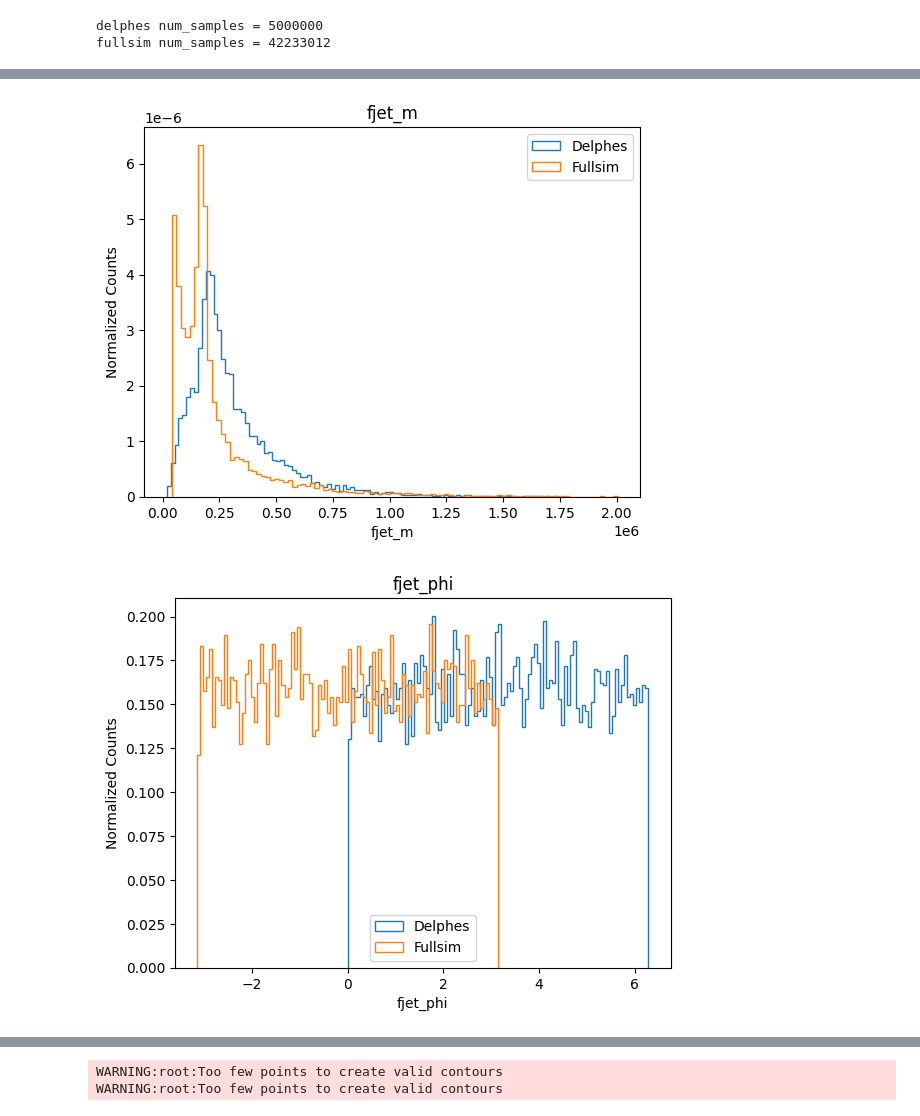
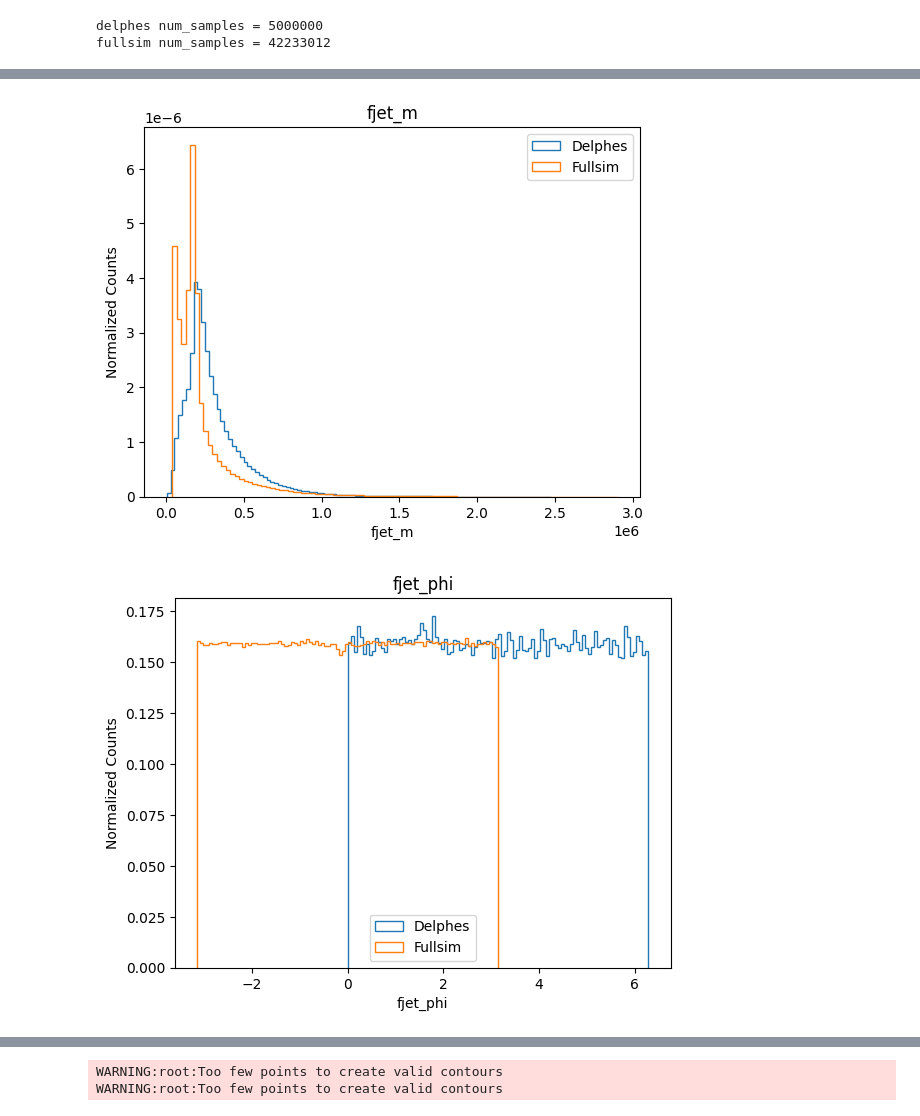
Before and after one commit to evilpegasus/transfer-learning, a Jupyter notebook: eda.ipynb, the cells around one changed output, grey strips where cells are left out. Saved outputs shown, nothing was run; the diff lists cells and outputs as text; code cells hidden in the pictures.

Commit message:
eda run with more samples

```diff
--- a/eda.ipynb
+++ b/eda.ipynb
@@ -22,7 +22,7 @@ delphes num_samples = 5000000
 fullsim num_samples = 42233012
 # %%
 NUM_SAMPLES = 5000000    # number of samples to plot (order shouldn't matter)
-NUM_SAMPLES = 10000    # number of samples to plot (order shouldn't matter)
+# NUM_SAMPLES = 10000    # number of samples to plot (order shouldn't matter)
 EPS = 1e-12
 num_bins = 100
 keys = ['fjet_clus_E', 'fjet_clus_eta', 'fjet_clus_phi', 'fjet_clus_pt', 'fjet_eta', 'fjet_m', 'fjet_phi', 'fjet_pt']
@@ -59,2 +59,2 @@ with h5py.File(delphes_path, "r") as delphes_f, h5py.File(fullsim_path, "r") as
-[figure, old version]
+[figure, new version]
-[figure, old version]
+[figure, new version]
```
Also changed, not shown: parts of 1 cell of this notebook.
